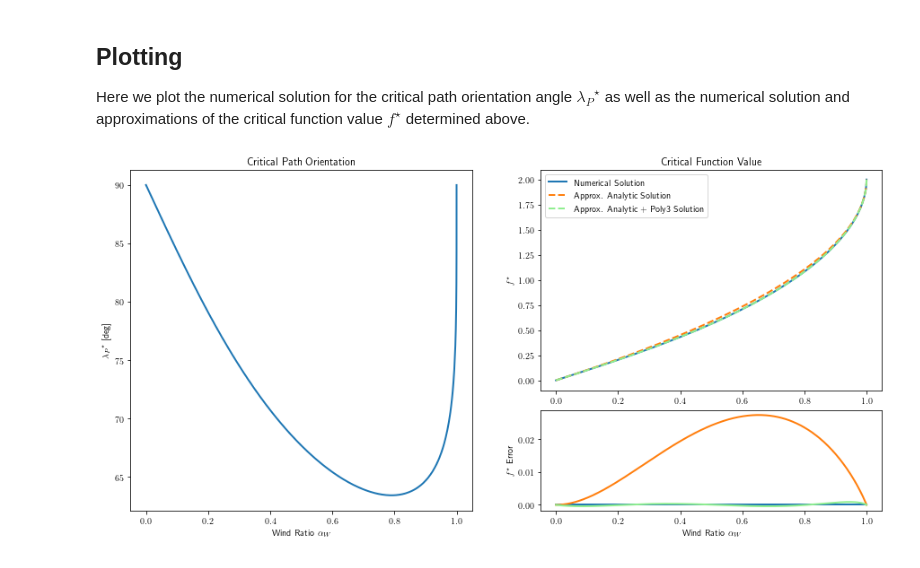
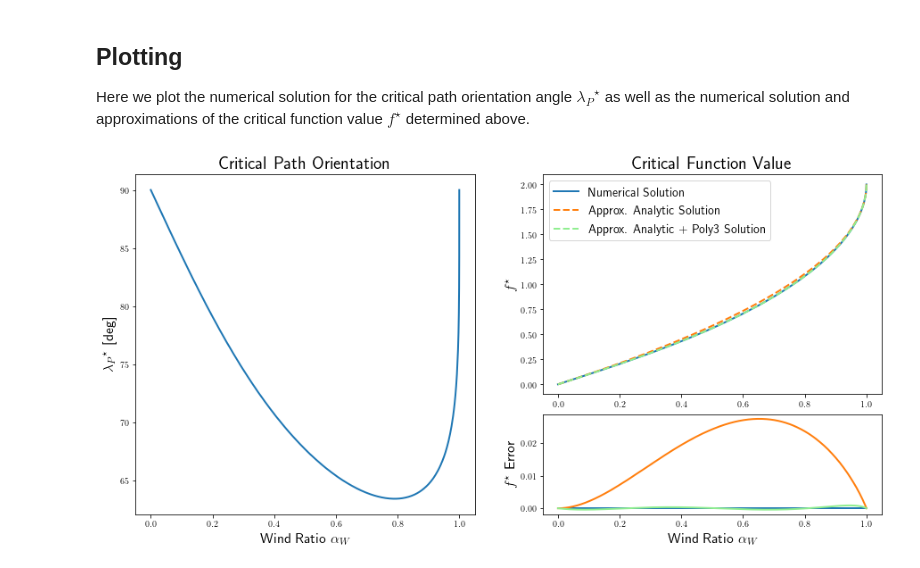
Before and after one commit to tstastny/windy_guidance_stability_analysis, a Jupyter notebook: Stability and Performance of Wind-Aware Path Following Guidance for Small Fixed-Wing Aircraft.ipynb, the cells around one changed output. Saved outputs shown, nothing was run; the diff lists cells and outputs as text; code cells hidden in the pictures.

```diff
--- a/Stability and Performance of Wind-Aware Path Following Guidance for Small Fixed-Wing Aircraft.ipynb
+++ b/Stability and Performance of Wind-Aware Path Following Guidance for Small Fixed-Wing Aircraft.ipynb
@@ -162,33 +162,38 @@ f_crit_analytic_poly_approx_err = f_crit_analytic_poly_approx - f_crit_num_sol
 ## Plotting
 Here we plot the numerical solution for the critical path orientation angle ${\lambda_P}^\star$ as well as the numerical solution and approximations of the critical function value $f^\star$ determined above.
 # %%
+params = {'axes.titlesize': 20,
+          'axes.labelsize': 16,
+          'legend.fontsize': 14}
+plt.rcParams.update(params)
+
 plot_lw = 2
 
 fig = plt.figure(figsize=(15, 7))
 spec = gridspec.GridSpec(ncols=2, nrows=3, figure=fig)
 
 ax1 = fig.add_subplot(spec[:, 0])
 ax2 = fig.add_subplot(spec[:2, 1])
 ax3 = fig.add_subplot(spec[2, 1])
 
 ax1.plot(wind_ratio_data, np.rad2deg(path_ori_crit_num_sol), linewidth=plot_lw, color='tab:blue')
 ax1.set_ylabel(r'${\lambda_P}^\star$ [deg]')
 ax1.set_title(r'Critical Path Orientation')
 ax1.set_xlabel(r'Wind Ratio $\alpha_W$')
 
 ax2.plot(wind_ratio_data, f_crit_num_sol, linewidth=plot_lw, color='tab:blue', label=r'Numerical Solution')
 ax2.plot(wind_ratio_data, f_crit_analytic_approx, '--', linewidth=plot_lw, color='tab:orange', label=r'Approx. Analytic Solution')
 ax2.plot(wind_ratio_data, f_crit_analytic_poly_approx, '--', linewidth=plot_lw, color='lightgreen', label=r'Approx. Analytic + Poly3 Solution')
 ax2.set_ylabel(r'$f^\star$')
 ax2.set_title(r'Critical Function Value')
 ax2.legend(loc="upper left")
 
 ax3.plot([wind_ratio_data[i] for i in [0, -1]], [0, 0], linewidth=plot_lw, color='tab:blue')
 ax3.plot(wind_ratio_data, f_crit_analytic_approx_err, linewidth=plot_lw, color='tab:orange')
 ax3.plot(wind_ratio_data, f_crit_analytic_poly_approx_err, linewidth=plot_lw, color='lightgreen')
 ax3.set_ylabel(r'$f^\star$ Error')
 ax3.set_xlabel(r'Wind Ratio $\alpha_W$')
 
 plt.show()
 # %% [output]
-[figure, old version]
+[figure, new version]
```
